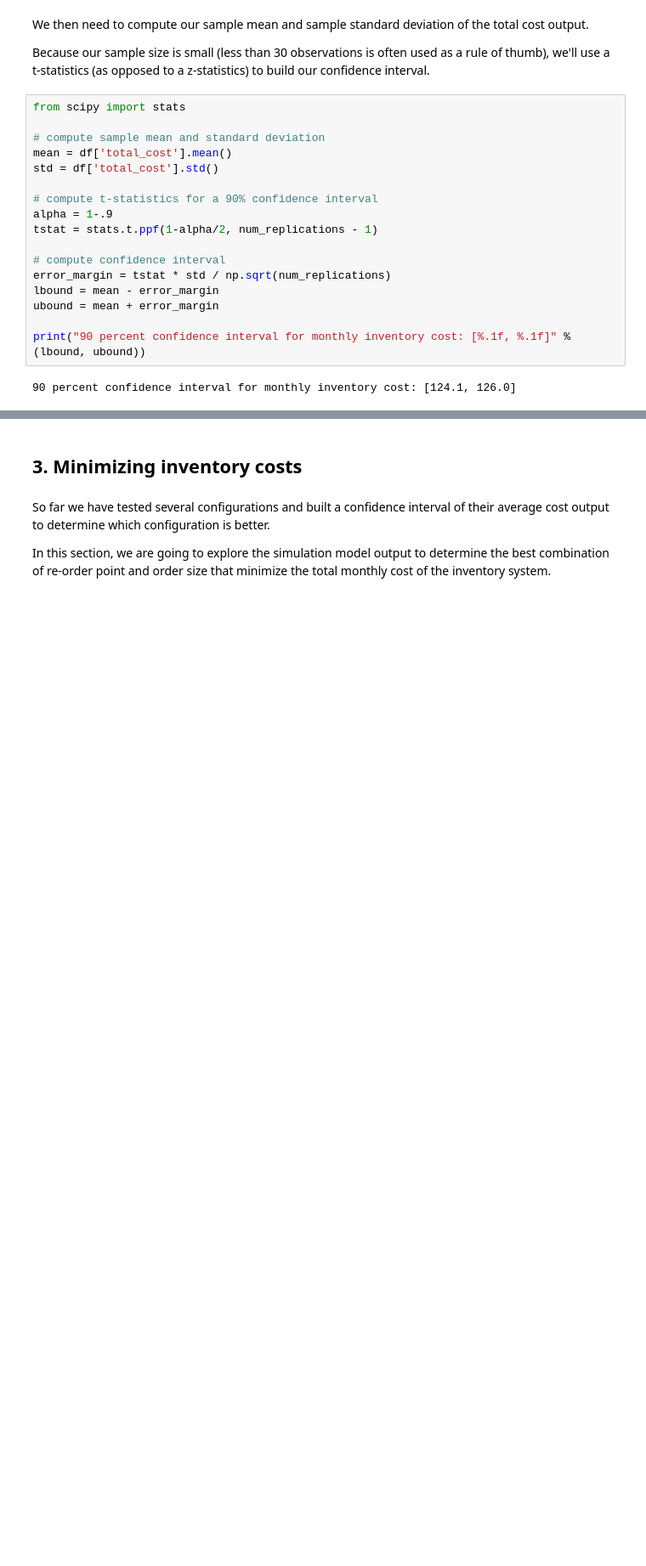
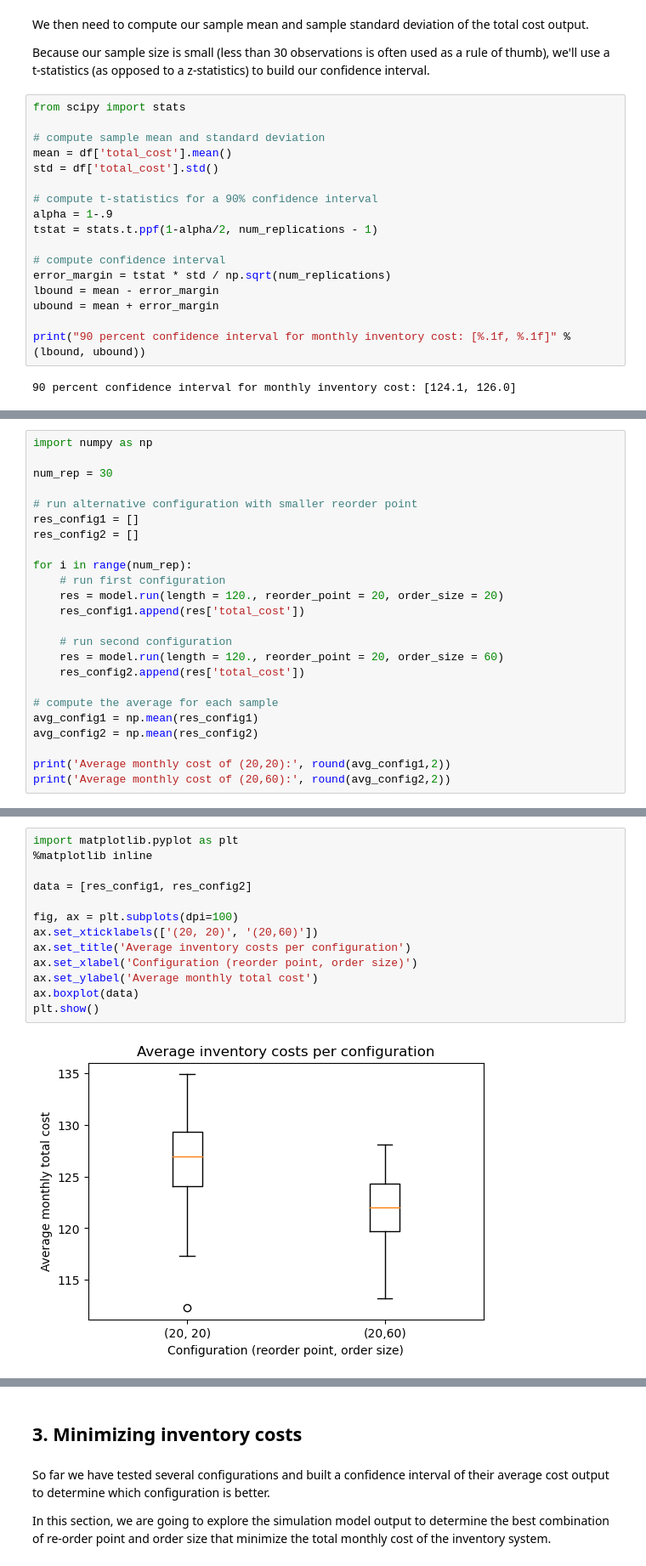
Before and after one commit to Arthurbdt/inventory-simulation, a Jupyter notebook: output_analysis.ipynb, the cells around one changed output, grey strips where cells are left out. Shown: that part at 85% size. Saved outputs shown, nothing was run; the diff lists cells and outputs as text; blank space fills up the shorter version.

Commit message:
Simulated additional configurations

```diff
--- a/output_analysis.ipynb
+++ b/output_analysis.ipynb
@@ -150,0 +178,24 @@ print("90 percent confidence interval for monthly inventory cost: [%.1f, %.1f]"
+# %%
+import numpy as np
+
+num_rep = 30
+
+# run alternative configuration with smaller reorder point
+res_config1 = []
+res_config2 = []
+
+for i in range(num_rep):
+    # run first configuration
+    res = model.run(length = 120., reorder_point = 20, order_size = 20)
+    res_config1.append(res['total_cost'])
+
+    # run second configuration
+    res = model.run(length = 120., reorder_point = 20, order_size = 60)
+    res_config2.append(res['total_cost'])
+
+# compute the average for each sample
+avg_config1 = np.mean(res_config1)
+avg_config2 = np.mean(res_config2)
+
+print('Average monthly cost of (20,20):', round(avg_config1,2))
+print('Average monthly cost of (20,60):', round(avg_config2,2))
@@ -150,0 +211,15 @@ print("90 percent confidence interval for monthly inventory cost: [%.1f, %.1f]"
+# %%
+import matplotlib.pyplot as plt
+%matplotlib inline
+
+data = [res_config1, res_config2]
+
+fig, ax = plt.subplots(dpi=100)
+ax.set_xticklabels(['(20, 20)', '(20,60)'])
+ax.set_title('Average inventory costs per configuration')
+ax.set_xlabel('Configuration (reorder point, order size)')
+ax.set_ylabel('Average monthly total cost')
+ax.boxplot(data)
+plt.show()
+# %% [output]
+[figure, added]
```
Also changed, not shown: parts of 28 cells of this notebook, 3 other files.
